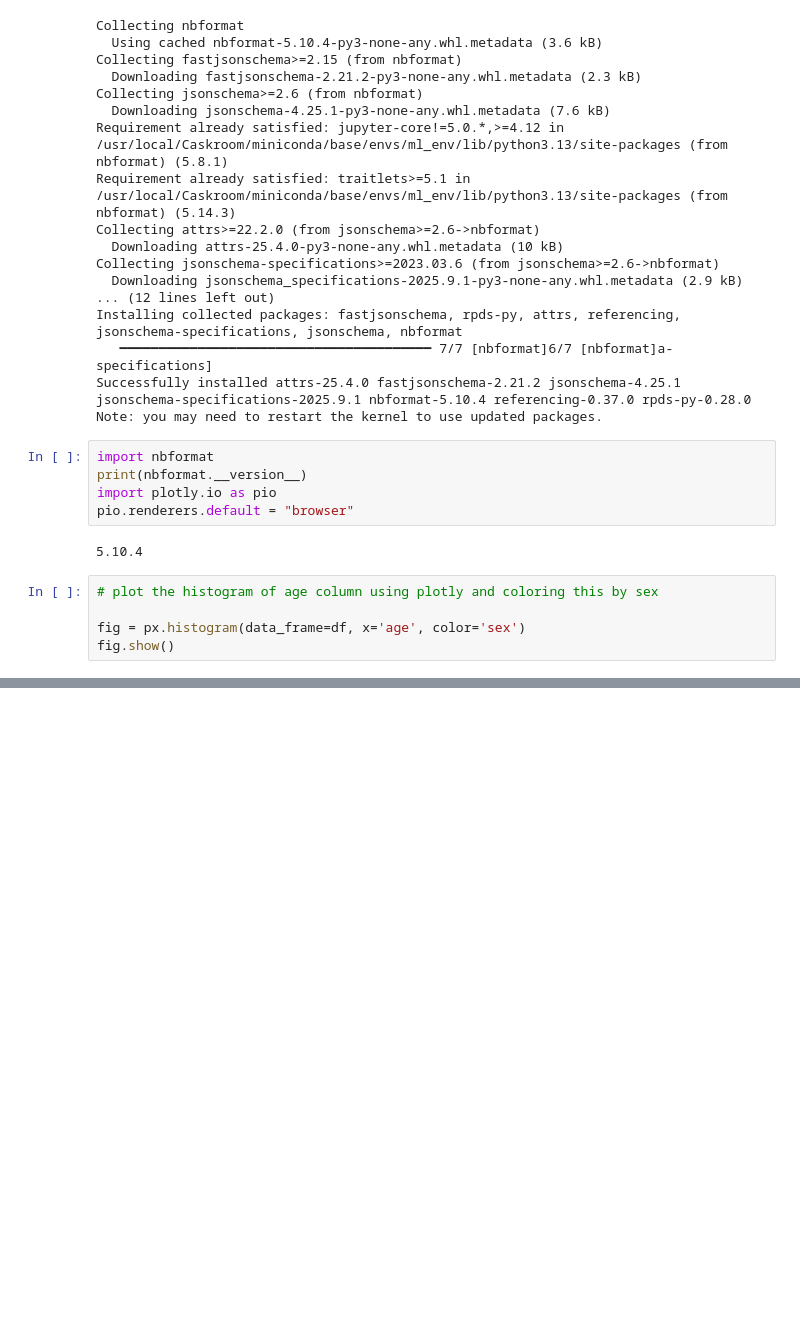
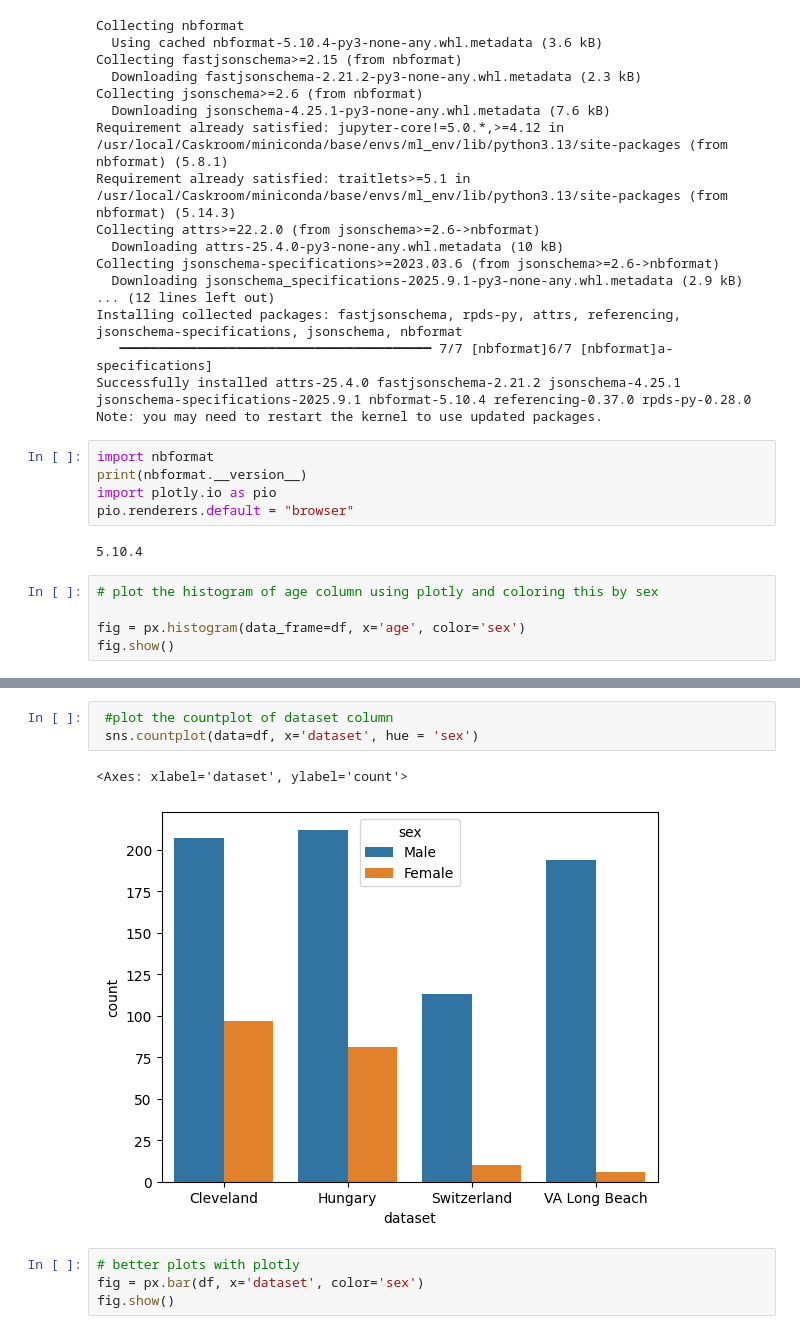
Before and after one commit to amirtoali/heart_disease_project_, a Jupyter notebook: heart_disease_project_Day1.ipynb, the cells around one changed output, grey strips where cells are left out. Drawn from its saved outputs; the diff is of its cells as text; blank space fills up the shorter version.

```diff
--- a/heart_disease_project_Day1.ipynb
+++ b/heart_disease_project_Day1.ipynb
@@ -323,0 +386,10 @@ fig.show()
+# %%
+ #plot the countplot of dataset column
+ sns.countplot(data=df, x='dataset', hue = 'sex')
+# %% [output]
+<Axes: xlabel='dataset', ylabel='count'>
+[figure, added]
+# %%
+# better plots with plotly
+fig = px.bar(df, x='dataset', color='sex')
+fig.show()
```
Also changed, not shown: parts of 18 cells of this notebook.
